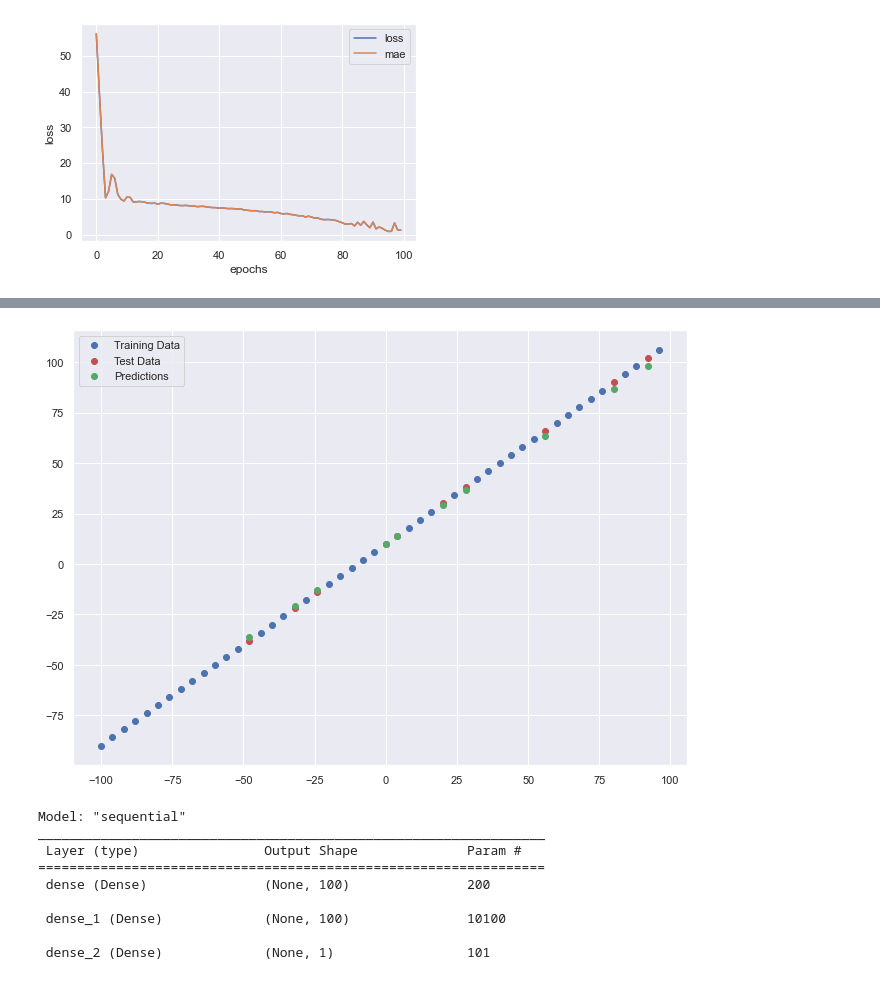
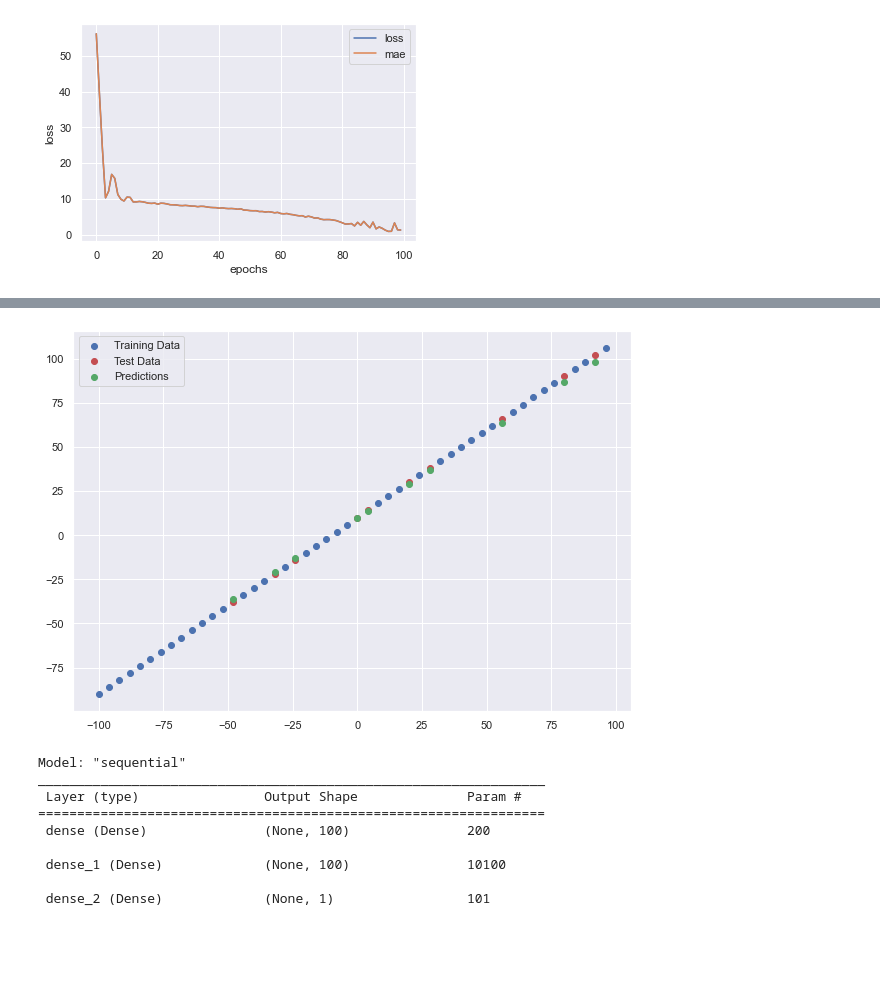
Before and after one commit to imkamleshwar/tensorflow-learning, a Jupyter notebook: neural-network-regression/simple-regression.ipynb, the cells around one changed output, grey strips where cells are left out. Cells and saved outputs as stored; diff of their text form; code cells hidden in the pictures; blank space fills up the shorter version.

```diff
--- a/neural-network-regression/simple-regression.ipynb
+++ b/neural-network-regression/simple-regression.ipynb
@@ -88,15 +76,15 @@ array([[-36.05633 ],
 # %%
-plt.figure(figsize=[11, 8])
+plt.figure(figsize=[10, 7])
 # plot X_train, y_train
 plt.scatter(X_train, y_train, label='Training Data')
 # plot X_test, y_test
 plt.scatter(X_test, y_test, c='r', label='Test Data')
 # plot y_pred
 plt.scatter(X_test, y_pred, c='g', label='Predictions')
 plt.legend()
 plt.show()
 # %% [output]
-[figure, old version]
+[figure, new version]
 # %%
 model.summary()
 # %% [output]
```
Also changed, not shown: parts of 2 cells of this notebook, 3 other files.
